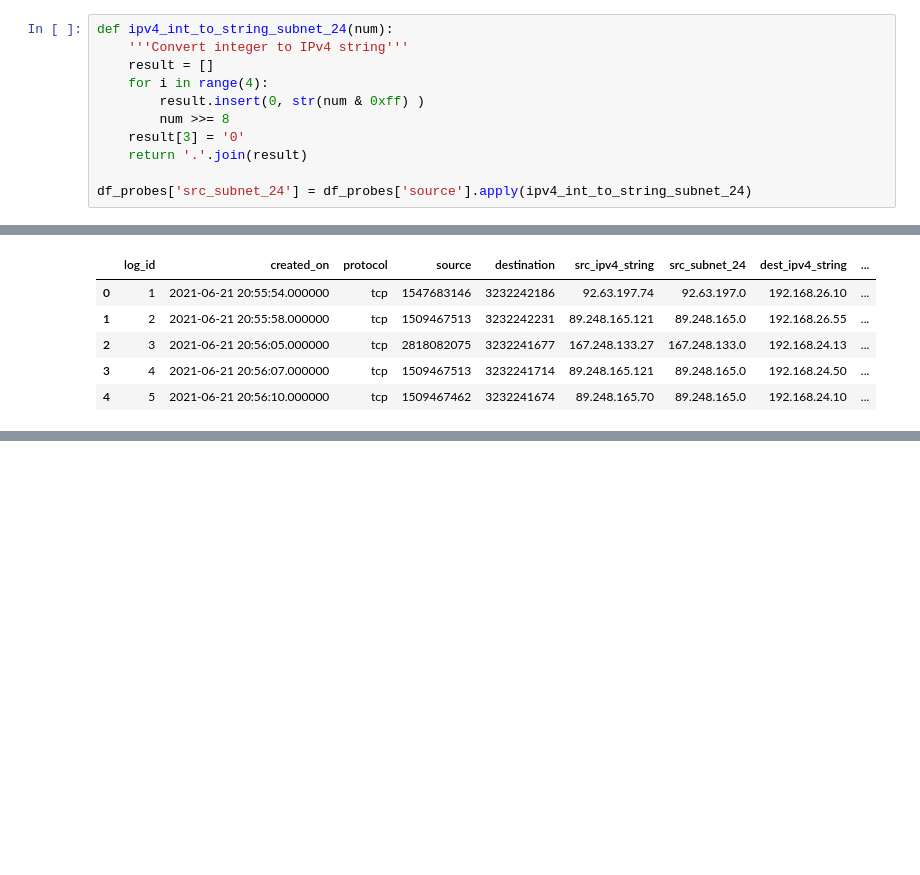
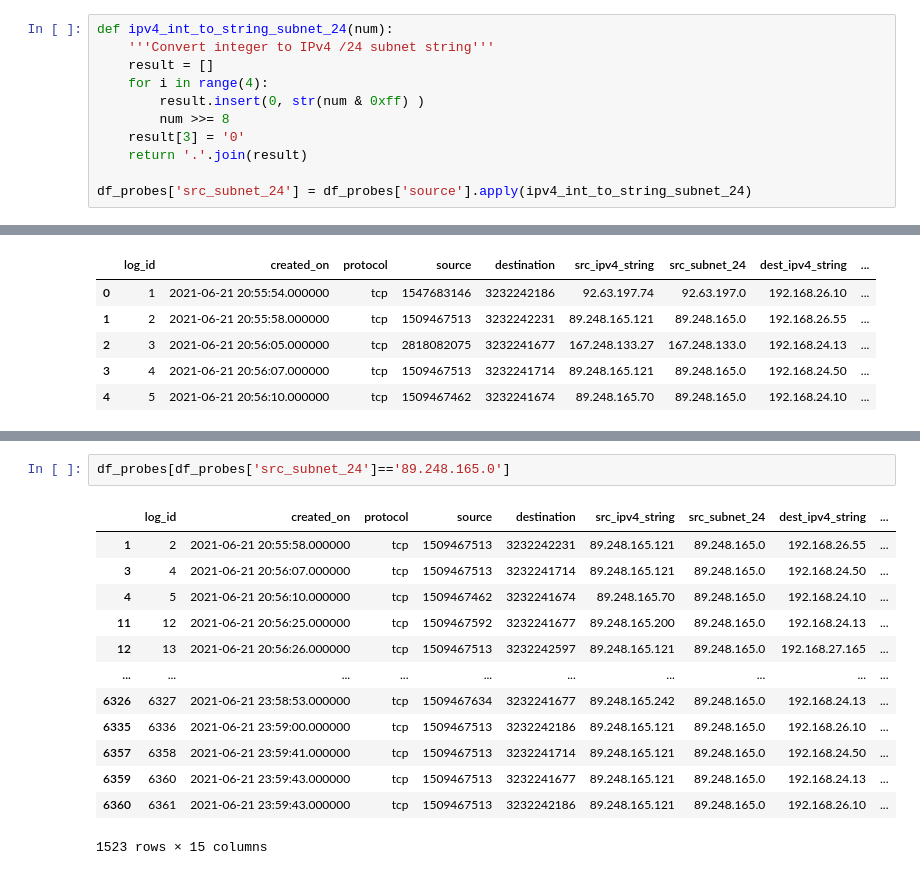
Before and after one commit to aydevmo/my-network-sample, a Jupyter notebook: python/log_processing_01/step51_data_analysis.ipynb, the cells around one changed output, grey strips where cells are left out. Drawn from its saved outputs; the diff is of its cells as text; blank space fills up the shorter version.

```diff
--- a/python/log_processing_01/step51_data_analysis.ipynb
+++ b/python/log_processing_01/step51_data_analysis.ipynb
@@ -83,7 +86,7 @@ def ipv4_int_to_string(num):
 df_probes['dest_ipv4_string'] = df_probes['destination'].apply(ipv4_int_to_string)
 # %%
 def ipv4_int_to_string_subnet_24(num):
-    '''Convert integer to IPv4 string'''
+    '''Convert integer to IPv4 /24 subnet string'''
     result = []
     for i in range(4):
         result.insert(0, str(num & 0xff) )
@@ -148,0 +219,16 @@ df_probes.head()
+# %%
+df_probes[df_probes['src_subnet_24']=='89.248.165.0']
+# %% [output]
+|  | log_id | created_on | protocol | source | destination | src_ipv4_string | src_subnet_24 | dest_ipv4_string | ... |
+| 1 | 2 | 2021-06-21 20:55:58.000000 | tcp | 1509467513 | 3232242231 | 89.248.165.121 | 89.248.165.0 | 192.168.26.55 | ... |
+| 3 | 4 | 2021-06-21 20:56:07.000000 | tcp | 1509467513 | 3232241714 | 89.248.165.121 | 89.248.165.0 | 192.168.24.50 | ... |
+| 4 | 5 | 2021-06-21 20:56:10.000000 | tcp | 1509467462 | 3232241674 | 89.248.165.70 | 89.248.165.0 | 192.168.24.10 | ... |
+| 11 | 12 | 2021-06-21 20:56:25.000000 | tcp | 1509467592 | 3232241677 | 89.248.165.200 | 89.248.165.0 | 192.168.24.13 | ... |
+| 12 | 13 | 2021-06-21 20:56:26.000000 | tcp | 1509467513 | 3232242597 | 89.248.165.121 | 89.248.165.0 | 192.168.27.165 | ... |
+| ... | ... | ... | ... | ... | ... | ... | ... | ... | ... |
+| 6326 | 6327 | 2021-06-21 23:58:53.000000 | tcp | 1509467634 | 3232241677 | 89.248.165.242 | 89.248.165.0 | 192.168.24.13 | ... |
+| 6335 | 6336 | 2021-06-21 23:59:00.000000 | tcp | 1509467513 | 3232242186 | 89.248.165.121 | 89.248.165.0 | 192.168.26.10 | ... |
+| 6357 | 6358 | 2021-06-21 23:59:41.000000 | tcp | 1509467513 | 3232241714 | 89.248.165.121 | 89.248.165.0 | 192.168.24.50 | ... |
+| 6359 | 6360 | 2021-06-21 23:59:43.000000 | tcp | 1509467513 | 3232241677 | 89.248.165.121 | 89.248.165.0 | 192.168.24.13 | ... |
+| 6360 | 6361 | 2021-06-21 23:59:43.000000 | tcp | 1509467513 | 3232242186 | 89.248.165.121 | 89.248.165.0 | 192.168.26.10 | ... |
+1523 rows × 15 columns
```
Also changed, not shown: parts of 6 cells of this notebook.
